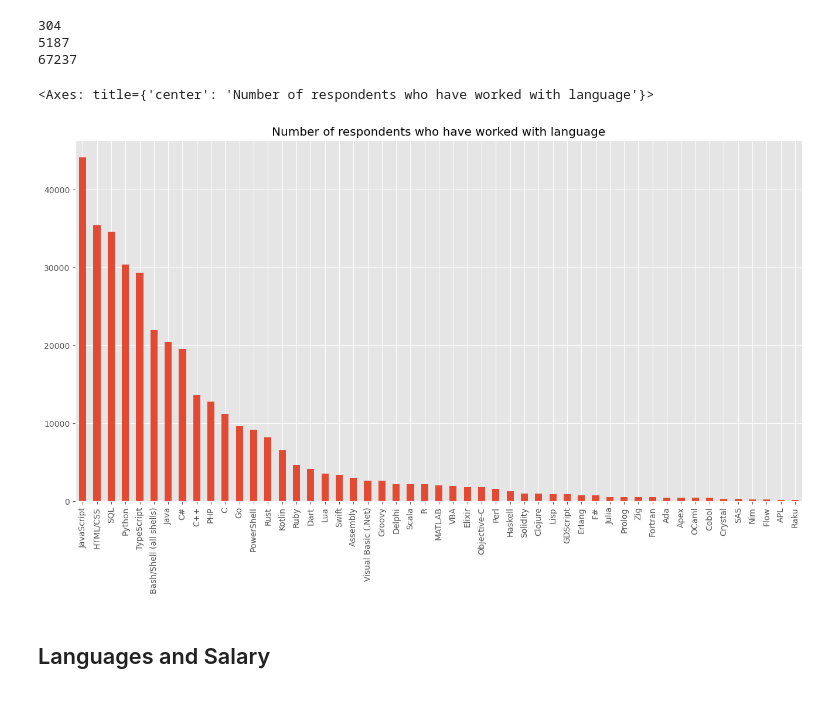
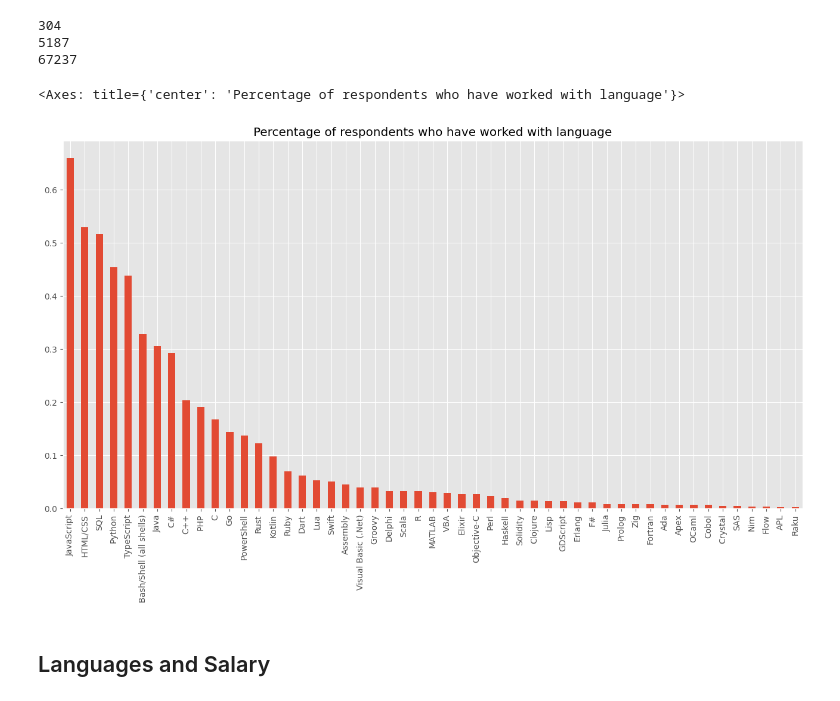
Before and after one commit to jimtoledo/Udacity-StackOverflow, a Jupyter notebook: StackOverflow2023.ipynb, the cells around one changed output. Drawn from its saved outputs; the diff is of its cells as text; code cells hidden in the pictures.

```diff
--- a/StackOverflow2023.ipynb
+++ b/StackOverflow2023.ipynb
@@ -94,10 +96,10 @@ languages = create_columns_from_list_responses(df, 'LanguageHaveWorkedWith') #Co
 languages_next = create_columns_from_list_responses(df, 'LanguageWantToWorkWith') #Columns for languages to work on next year
 # %%
 _, ax = plt.subplots(figsize=(16,8))
-languages.sum().sort_values(ascending=False).plot.bar(title='Number of respondents who have worked with language')
+languages.mean().sort_values(ascending=False).plot.bar(title='Percentage of respondents who have worked with language')
 # %% [output]
-<Axes: title={'center': 'Number of respondents who have worked with language'}>
+<Axes: title={'center': 'Percentage of respondents who have worked with language'}>
-[figure, old version]
+[figure, new version]
 # %% [markdown]
 ## Languages and Salary
 # %%
```
Also changed, not shown: parts of 10 cells of this notebook.
